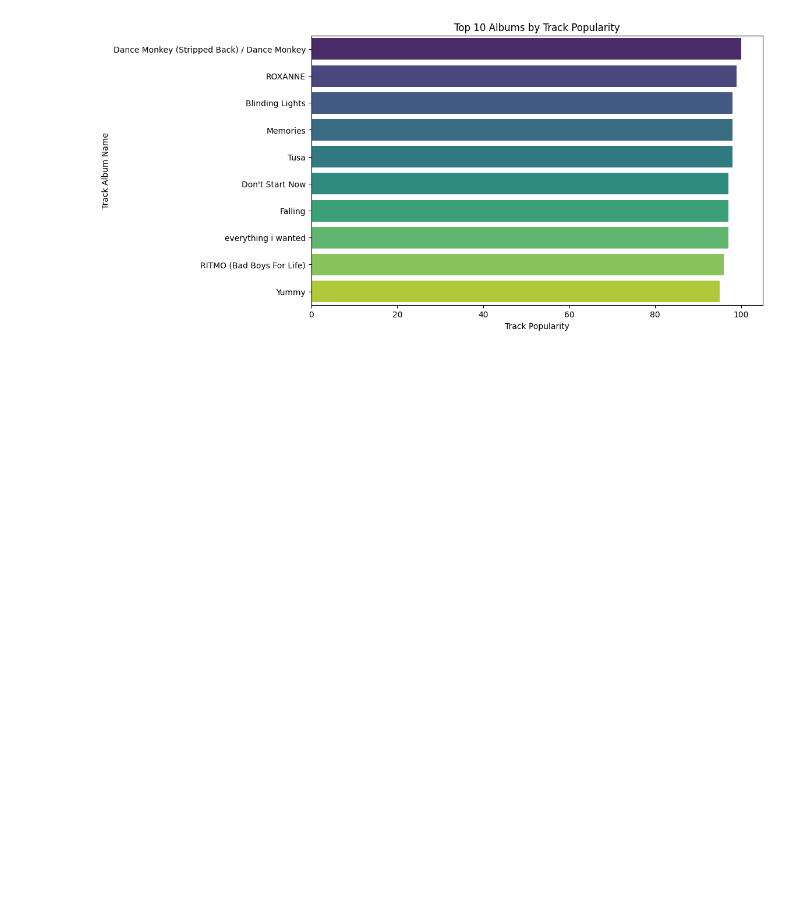
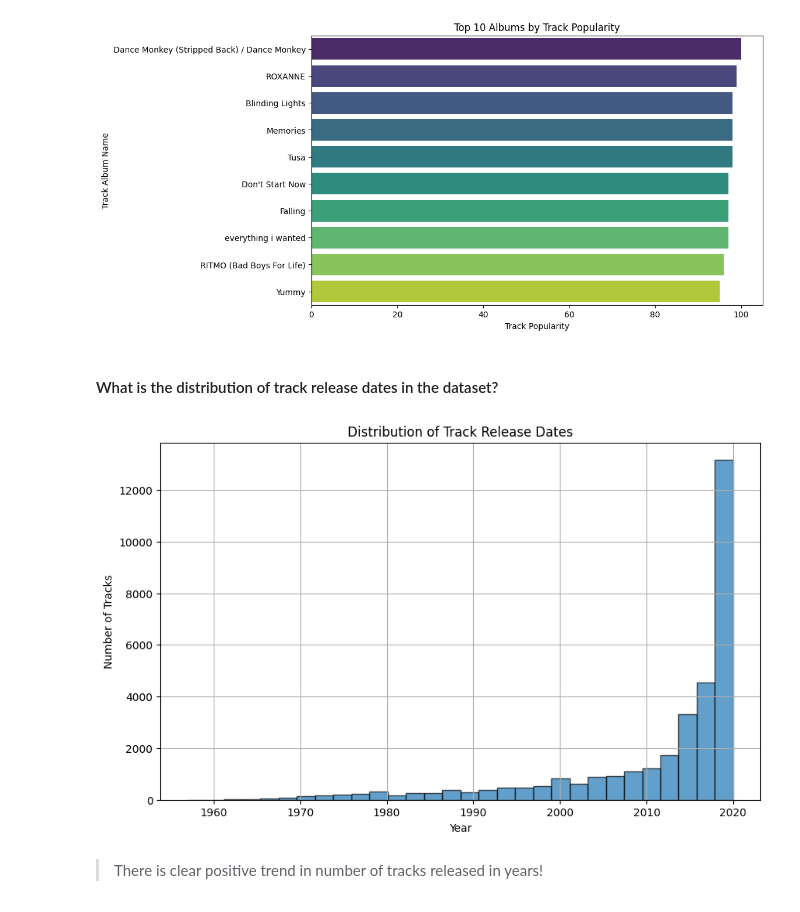
Before and after one commit to Darknight47/Data-Science-Project-02, a Jupyter notebook: music_recommendation02.ipynb, the cells around one changed output. Cells and saved outputs as stored; diff of their text form; code cells hidden in the pictures; blank space fills up the shorter version.

Commit message:
distribution of track release dates

```diff
--- a/music_recommendation02.ipynb
+++ b/music_recommendation02.ipynb
@@ -249,3 +249,31 @@ plt.ylabel('Track Album Name')
 plt.show()
 # %% [output]
 [figure]
+# %% [markdown]
+#### What is the distribution of track release dates in the dataset?
+# %%
+from dateutil import parser
+
+def parse_date(date):
+    try:
+        return parser.parse(date)
+    except:
+        return pd.NaT
+# %%
+# Apply the parse_date function to the track_album_release_date column
+dataset['track_album_release_date'] = dataset['track_album_release_date'].apply(parse_date)
+# %%
+# Drop rows with invalid dates (NaT)
+dataset = dataset.dropna(subset=['track_album_release_date'])
+# %%
+# Plot the distribution of track release dates
+plt.figure(figsize=(10, 6))
+dataset['track_album_release_date'].dt.year.hist(bins=30, edgecolor='k', alpha=0.7)
+plt.title('Distribution of Track Release Dates')
+plt.xlabel('Year')
+plt.ylabel('Number of Tracks')
+plt.show()
+# %% [output]
+[figure, added]
+# %% [markdown]
+> There is clear positive trend in number of tracks released in years!
```
